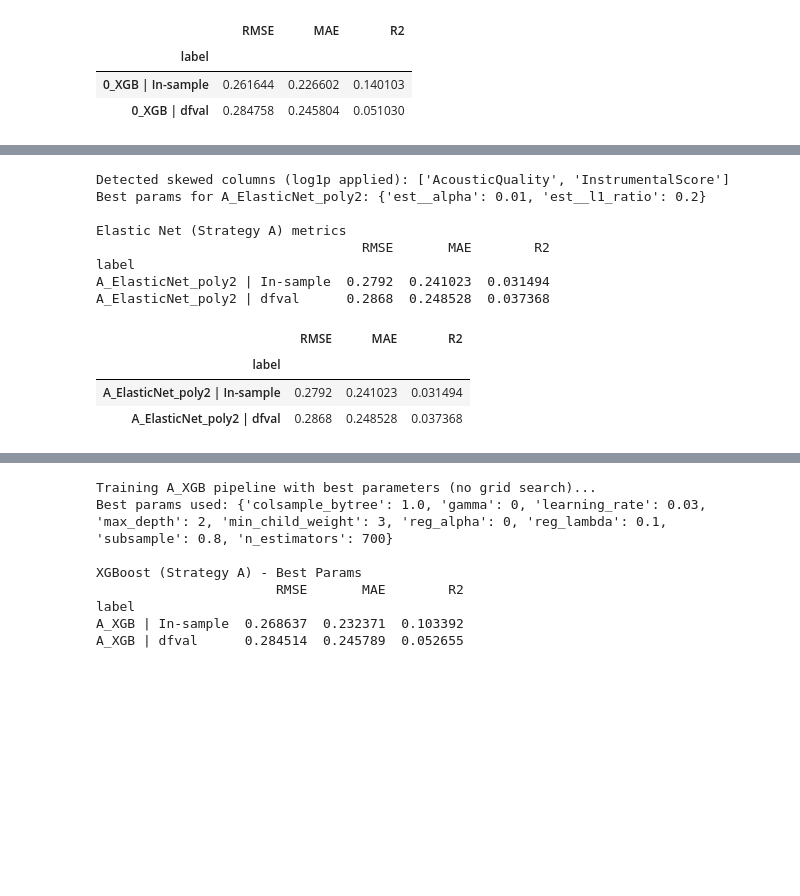
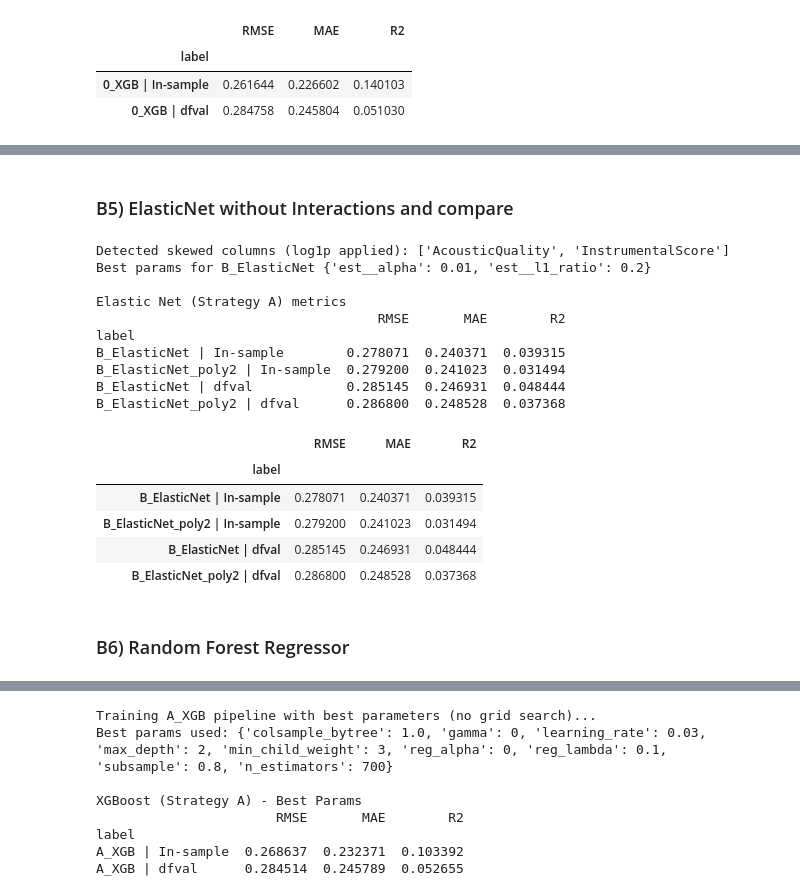
Before and after one commit to HindyUCL/deliverable2-analyticsedge-mit, a Jupyter notebook: run_2.ipynb, the cells around one changed output, grey strips where cells are left out. Drawn from its saved outputs; the diff is of its cells as text; code cells hidden in the pictures; blank space fills up the shorter version.

```diff
--- a/run_2.ipynb
+++ b/run_2.ipynb
@@ -1056,5 +1414,17 @@ display(df2_aug.head())
 # %%
-# ==== [1A] Strategy A — Ridge on common features ====
+candidate_feats = sorted(list(dict.fromkeys(common_feats)))
+SKEWED_COLS = detect_skewed_cols(df2, candidate_feats, thresh=0.8)
+print("Detected skewed columns (log1p applied):", SKEWED_COLS)
+
+X_A_train_local = pd.concat([df1[common_feats], df2[common_feats]], axis=0)
+X_A_val_local   = dfval[common_feats]
+y_A_train_local = pd.concat([df1[TARGET], df2[TARGET]], axis=0)
+y_A_val_local   = dfval[TARGET]
+
+X_A_train_tf = apply_log1p(X_A_train_local, SKEWED_COLS)
+X_A_val_tf   = apply_log1p(X_A_val_local, SKEWED_COLS)
+
+
 pipe = Pipeline([
     ("prep", linear_preproc()),
     ("est", Ridge(random_state=RANDOM_STATE))
@@ -1062,20 +1432,20 @@ pipe = Pipeline([
 
 grid = {"est__alpha": [0.1, 1.0, 3.0, 10.0]}
 
-gs = cv_grid_search(pipe, grid, X_A_train, y_A_train, splits=5)
+gs = cv_grid_search(pipe, grid, X_A_train_local, y_A_train_local, splits=5)
 best = gs.best_estimator_
 
 # print best params
 print("Best params for A_Ridge:", gs.best_params_)
 
 # Fit and evaluate
-best.fit(X_A_train, y_A_train)
-pred_tr = best.predict(X_A_train)
-pred_val = best.predict(X_A_val)
+best.fit(X_A_train_local, y_A_train_local)
+pred_tr = best.predict(X_A_train_local)
+pred_val = best.predict(X_A_val_local)
 
 RESULTS += [
-    metrics(y_A_train, pred_tr, "A_Ridge | In-sample"),
-    metrics(y_A_val,   pred_val, "A_Ridge | dfval"),
+    metrics(y_A_train_local, pred_tr, "A_Ridge | In-sample"),
+    metrics(y_A_val_local,   pred_val, "A_Ridge | dfval"),
 ]
 MODEL_STORE["A_Ridge"] = best
 VAL_PRED_STORE["A_Ridge"] = pred_val
@@ -1239,5 +1522,6 @@ A_ElasticNet | dfval      0.288788  0.250272  0.023974
+# %% [markdown]
+### B5) ElasticNet without Interactions and compare
 # %%
-# ==== [1C] Strategy A — Elastic Net on common features ====
 candidate_feats = sorted(list(dict.fromkeys(full_feats + common_feats)))
 SKEWED_COLS = detect_skewed_cols(df2, candidate_feats, thresh=0.8)
 print("Detected skewed columns (log1p applied):", SKEWED_COLS)
@@ -1251,48 +1535,54 @@ X_A_train_tf = apply_log1p(X_A_train_local, SKEWED_COLS)
 X_A_val_tf   = apply_log1p(X_A_val_local, SKEWED_COLS)
 
 pipe = Pipeline([
-    ("prep", polynomial_preproc(degree=2, interaction_only=False)),
+    ("prep", linear_preproc()),
     ("est", ElasticNet(random_state=RANDOM_STATE, max_iter=10000))
 ])
 
 grid = {
     "est__alpha": [0.01, 0.1, 1.0],
     "est__l1_ratio": [0.2, 0.5, 0.8]
 }
 
 gs = cv_grid_search(pipe, grid, X_A_train_tf, y_A_train, splits=5)
 best = gs.best_estimator_
 
 # print best params
-print("Best params for A_ElasticNet_poly2:", gs.best_params_)
+print("Best params for B_ElasticNet", gs.best_params_)
 
 best.fit(X_A_train_tf, y_A_train)
 pred_tr = best.predict(X_A_train_tf)
 pred_val = best.predict(X_A_val_tf)
 
 RESULTS += [
-    metrics(y_A_train, pred_tr, "A_ElasticNet_poly2 | In-sample"),
-    metrics(y_A_val,   pred_val, "A_ElasticNet_poly2 | dfval"),
+    metrics(y_A_train, pred_tr, "B_ElasticNe | In-sample"),
+    metrics(y_A_val,   pred_val, "B_ElasticNe | dfval"),
 ]
-MODEL_STORE["A_ElasticNet_poly2"] = best
-VAL_PRED_STORE["A_ElasticNet_poly2"] = pred_val
+MODEL_STORE["B_ElasticNe"] = best
+VAL_PRED_STORE["B_ElasticNe"] = pred_val
 
-print_metrics_table([r for r in RESULTS if r["label"].startswith("A_ElasticNet_poly2")],
+print_metrics_table([r for r in RESULTS if r["label"].startswith("B_ElasticNet")],
                     "Elastic Net (Strategy A) metrics")
 
 # Optional export:
 # pd.DataFrame({"Energy": best.predict(Xtest[common_feats])}).to_csv("A_ElasticNet_Xtest.csv", index=False)
 # %% [output]
 Detected skewed columns (log1p applied): ['AcousticQuality', 'InstrumentalScore']
-Best params for A_ElasticNet_poly2: {'est__alpha': 0.01, 'est__l1_ratio': 0.2}
+Best params for B_ElasticNet {'est__alpha': 0.01, 'est__l1_ratio': 0.2}
 
 Elastic Net (Strategy A) metrics
-                                  RMSE       MAE        R2
+                                    RMSE       MAE        R2
 label
-A_ElasticNet_poly2 | In-sample  0.2792  0.241023  0.031494
-A_ElasticNet_poly2 | dfval      0.2868  0.248528  0.037368
+B_ElasticNet | In-sample        0.278071  0.240371  0.039315
+B_ElasticNet_poly2 | In-sample  0.279200  0.241023  0.031494
+B_ElasticNet | dfval            0.285145  0.246931  0.048444
+B_ElasticNet_poly2 | dfval      0.286800  0.248528  0.037368
 |  | RMSE | MAE | R2 |
 | label |  |  |  |
-| A_ElasticNet_poly2 | In-sample | 0.2792 | 0.241023 | 0.031494 |
-| A_ElasticNet_poly2 | dfval | 0.2868 | 0.248528 | 0.037368 |
+| B_ElasticNet | In-sample | 0.278071 | 0.240371 | 0.039315 |
+| B_ElasticNet_poly2 | In-sample | 0.279200 | 0.241023 | 0.031494 |
+| B_ElasticNet | dfval | 0.285145 | 0.246931 | 0.048444 |
+| B_ElasticNet_poly2 | dfval | 0.286800 | 0.248528 | 0.037368 |
+# %% [markdown]
+### B6) Random Forest Regressor
 # %%
```
Also changed, not shown: parts of 72 cells of this notebook.
